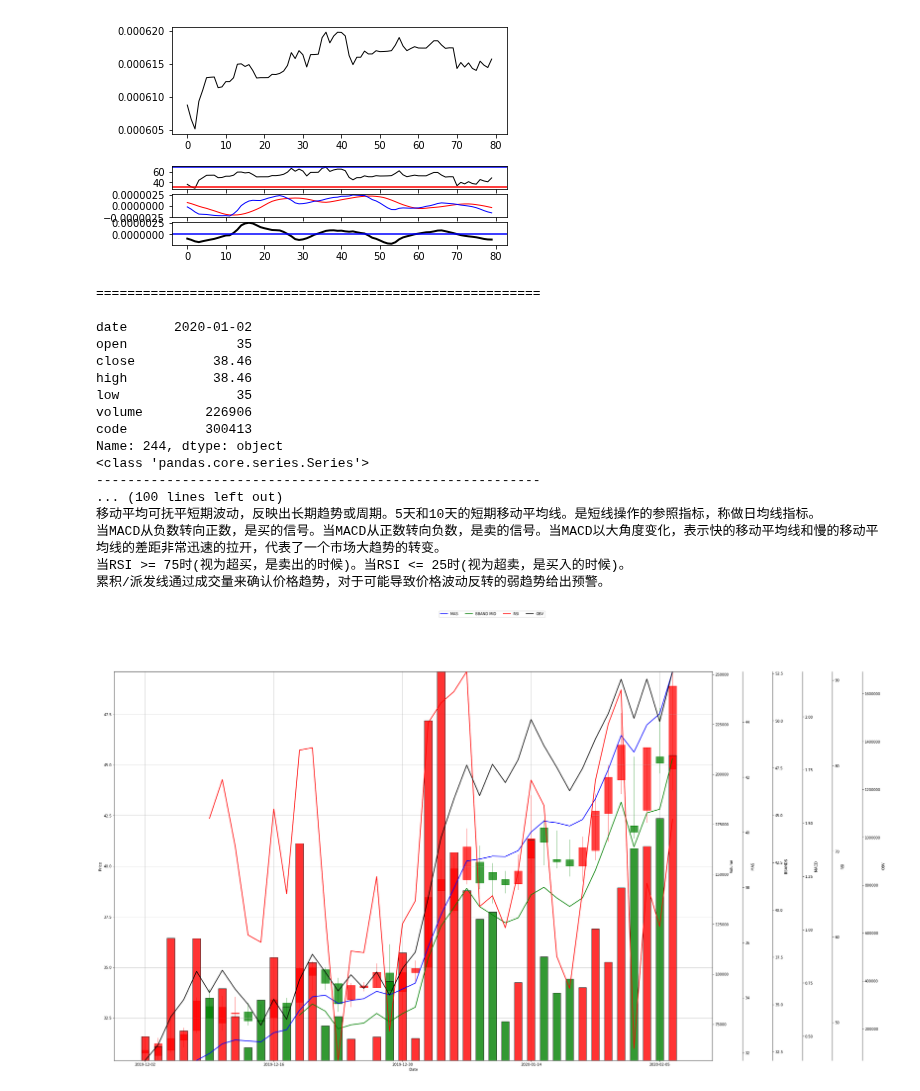
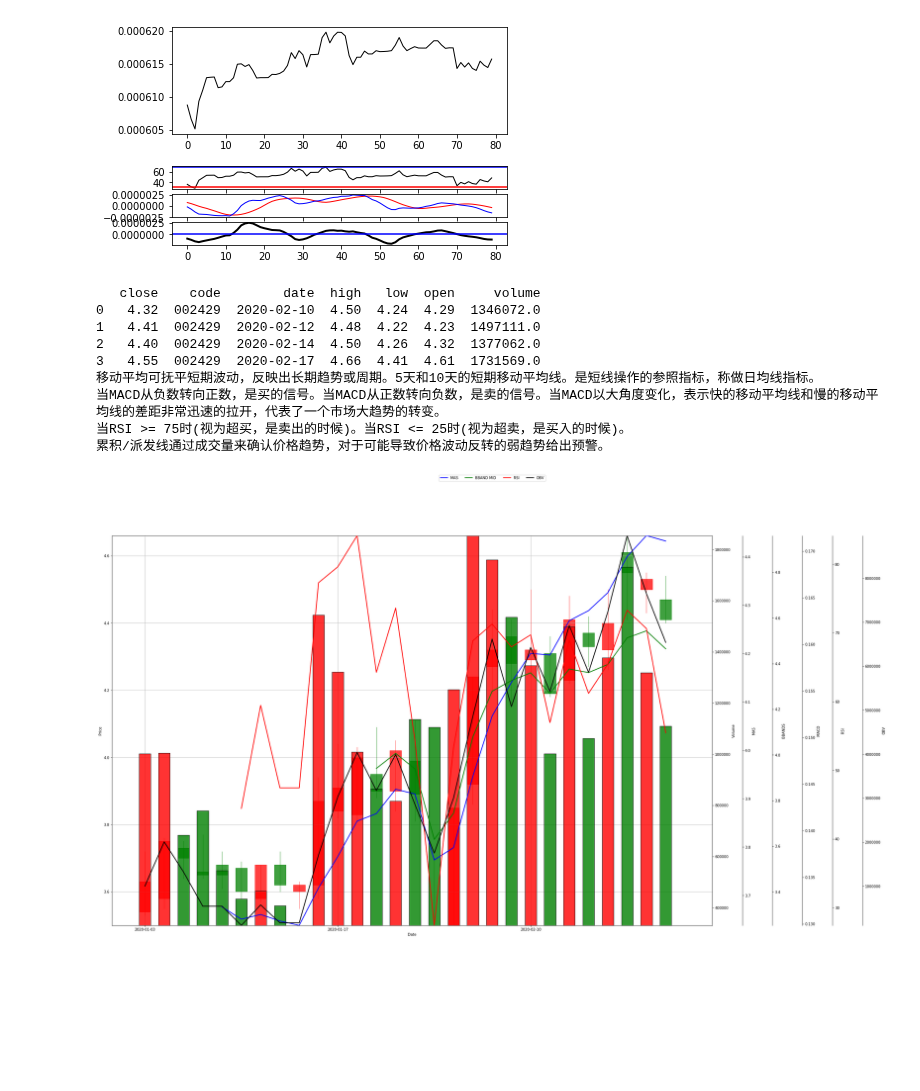
Before and after one commit to alanz2015/MyQuantitativeAlgoTest, a Jupyter notebook: StudyNote20191230.ipynb, the cells around one changed output. Drawn from its saved outputs; the diff is of its cells as text; code cells hidden in the pictures; blank space fills up the shorter version.

```diff
--- a/StudyNote20191230.ipynb
+++ b/StudyNote20191230.ipynb
@@ -183,11 +183,10 @@ plt.show()
 #           http://www.361way.com/talib-macd-kdj/6138.html
 # 布林通道（Bollinger Bands，BBands）: https://zhuanlan.zhihu.com/p/43504390
 # Matplotlib 蜡烛图教程: https://zhuanlan.zhihu.com/p/28584048
-#                      https://zhuanlan.zhihu.com/p/29519040
+#                      https://zhuanlan.zhcihu.com/p/29519040
 # 有哪些你看了以后大呼过瘾的数据分析书？: https://www.zhihu.com/question/60241622 www.allitebooks.com
 # Predict Stock Prices Using RNN: https://lilianweng.github.io/lil-log/2017/07/08/predict-stock-prices-using-RNN-part-1.html
 # Example: https://github.com/happynoom/DeepTrade.git
-#          https://github.com/HappyZ/dpt-tools/wiki/The-Ultimate-Rooting-Guide
 #          https://medium.com/@silviachen_76118/setup-vim-with-python-in-ubuntu-18-04-4d85cc07d679
 # List of python examples to retrieve real time stock trading information: http://www.huangliemin.cn/25.html
 '''
@@ -272,9 +271,9 @@ def make_patch_spines_invisible(ax):
         sp.set_visible(False)
 
 # "設置起始日期"
-Start_date = '2019-12-01'
-End_date   = '2020-02-06'
-stockCode  = '300413'
+Start_date = '2020-01-03'
+End_date   = '2020-02-19'
+stockCode  = '002429'
 # "導入數據"
 df_300427 = ts.get_k_data(stockCode, start = Start_date, end = End_date, ktype = 'D')
 df_300427 = df_300427.sort_index() # Index on date in ascend order
@@ -327,7 +326,7 @@ Enumerate to find out the candidate
 totalCandidateList = pandas.DataFrame()
 # print("Total records:\n")
 # print(df_300427)
-print("=========================================================\n")
+# print("=========================================================\n")
 for indexNb in range (0, df_300427.shape[0]):
     rowStock = df_300427.iloc[indexNb]
     if (indexNb < 6):
@@ -339,14 +338,14 @@ for indexNb in range (0, df_300427.shape[0]):
         (obv[indexNb] > obv[indexNb - 1]) and
         (macd[indexNb] > macdSignal[indexNb])):
             # Add into Buy Candidate
-            print(rowStock)
-            print(type(rowStock))
-            print("---------------------------------------------------------\n")
+            # print(rowStock)
+            # print(type(rowStock))
+            # print("---------------------------------------------------------\n")
             totalCandidateList = totalCandidateList.append(rowStock, ignore_index=True)
 
 print(totalCandidateList)
 totalCandidateList.to_csv("./NotebookCandidateItems.csv", sep = ',', encoding='utf-8')
-print("~~~~~~~~~~~~~~~~~~~~~~~~~~~~~~~~~~~~")
+# print("~~~~~~~~~~~~~~~~~~~~~~~~~~~~~~~~~~~~")
 fig2, host = plt.subplots(1, 1, figsize = (30, 20), sharex = True)
 
 par1 = host.twinx() # par1 for Volume
@@ -400,18 +399,18 @@ par4.set_ylabel("MACD")
 par5.set_ylabel("RSI")
 par6.set_ylabel("OBV")
 
-par2.plot(sma_5, color = 'blue', linewidth = 2.0, label="MA5")
+par2.plot(sma_5, color = 'blue', linewidth = 2.2, label="MA5")
 
 # par3.plot(up,  label = "BBAND HIGH")
-par3.plot(mid, color = 'green', linewidth = 2.0, label = "BBAND MID")
+par3.plot(mid, color = 'green', linewidth = 2.2, label = "BBAND MID")
 # par3.plot(low, linewidth = 2.5, label = "BBAND LOW")
 '''
 Temporary turn off display
-par4.plot(macd, color = 'cyan', linewidth = 2.0, label = 'MACD')
+# par4.plot(macd, color = 'cyan', linewidth = 2.0, label = 'MACD')
 '''
-par5.plot(rsi, color = 'red', linewidth = 2.0, label = "RSI")
+par5.plot(rsi, color = 'red', linewidth = 2.2, label = "RSI")
 
-par6.plot(obv, color = 'black', linewidth = 2.0, label = "OBV")
+par6.plot(obv, color = 'black', linewidth = 2.2, label = "OBV")
 
 lines_labels = [ax.get_legend_handles_labels() for ax in fig2.axes]
 lines, labels = [sum(lol, []) for lol in zip(*lines_labels)]
@@ -439,44 +438,36 @@ ax1.legend()
 ax2.grid(True)
 
 print("移动平均可抚平短期波动，反映出长期趋势或周期。5天和10天的短期移动平均线。是短线操作的参照指标，称做日均线指标。")
 print("当MACD从负数转向正数，是买的信号。当MACD从正数转向负数，是卖的信号。\
 当MACD以大角度变化，表示快的移动平均线和慢的移动平均线的差距非常迅速的拉开，代表了一个市场大趋势的转变。")
 print("当RSI >= 75时(视为超买，是卖出的时候)。当RSI <= 25时(视为超卖，是买入的时候)。")
 print("累积/派发线通过成交量来确认价格趋势，对于可能导致价格波动反转的弱趋势给出预警。")
 ax3.plot(macd, label = 'MACD')
 ax3.plot(macdSignal, label = 'MACD Signal')
 ax3.plot(macdHist, label = 'MACD History')
 ax3.legend()
 ax3.grid(True)
 
 ax4.plot(ad, label = 'Accumulation Distribution')
 # ax4.plot(adosc, label = 'Chaikin A/D Oscillator')
 ax4.plot(obv, label = 'On Balance Volume')
 ax4.legend()
 ax4.grid()
 
 ax5.plot(rsi, label = 'RSI')
 ax5.plot(mom, label = 'Momentum')
 ax5.legend()
 ax5.grid()
 plt.show()
 fig.savefig("Complex-2.pdf")
 # %% [output]
-=========================================================
-
-date      2020-01-02
-open              35
-close          38.46
-high           38.46
-low               35
-volume        226906
-code          300413
-Name: 244, dtype: object
-<class 'pandas.core.series.Series'>
----------------------------------------------------------
-... (100 lines left out)
+   close    code        date  high   low  open     volume
+0   4.32  002429  2020-02-10  4.50  4.24  4.29  1346072.0
+1   4.41  002429  2020-02-12  4.48  4.22  4.23  1497111.0
+2   4.40  002429  2020-02-14  4.50  4.26  4.32  1377062.0
+3   4.55  002429  2020-02-17  4.66  4.41  4.61  1731569.0
 移动平均可抚平短期波动，反映出长期趋势或周期。5天和10天的短期移动平均线。是短线操作的参照指标，称做日均线指标。
 当MACD从负数转向正数，是买的信号。当MACD从正数转向负数，是卖的信号。当MACD以大角度变化，表示快的移动平均线和慢的移动平均线的差距非常迅速的拉开，代表了一个市场大趋势的转变。
 当RSI >= 75时(视为超买，是卖出的时候)。当RSI <= 25时(视为超卖，是买入的时候)。
 累积/派发线通过成交量来确认价格趋势，对于可能导致价格波动反转的弱趋势给出预警。
-[figure, old version]
+[figure, new version]
```
Also changed, not shown: parts of 3 cells of this notebook, 1 other file.
